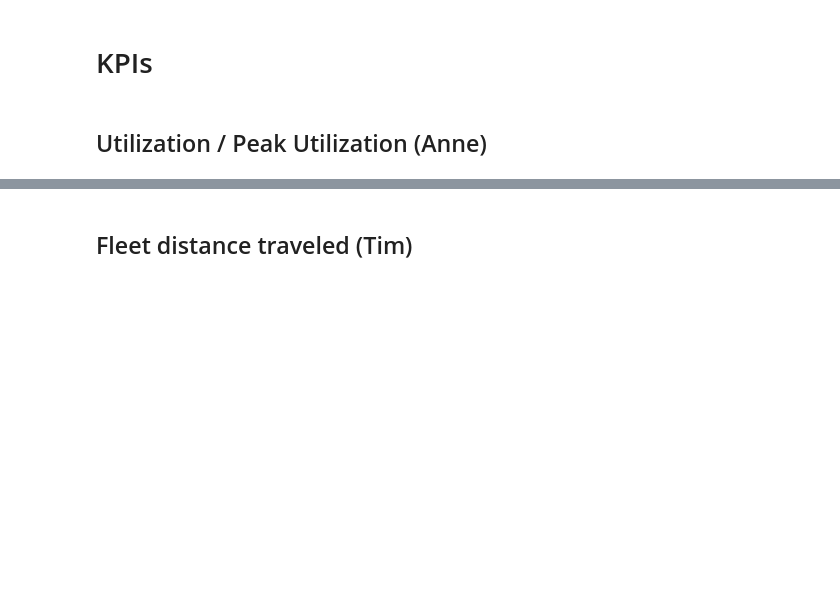
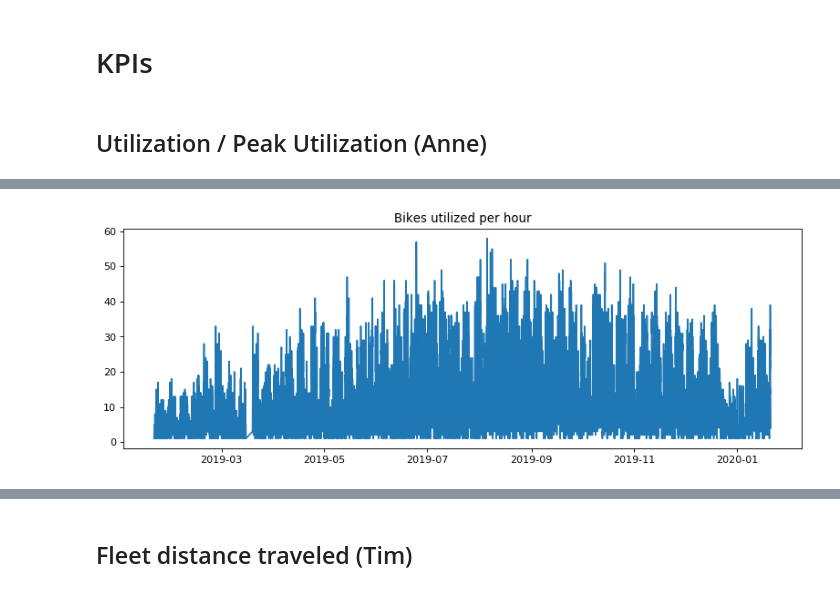
Before and after one commit to mogottsch/dsml_2020_magma, a Jupyter notebook: 2_kpi_calculation/KPI_Calculation.ipynb, the cells around one changed output, grey strips where cells are left out. Saved outputs shown, nothing was run; the diff lists cells and outputs as text; code cells hidden in the pictures; blank space fills up the shorter version.

Commit message:
added kpi for duisburg + fixed issues in kpi for both cities

```diff
--- a/2_kpi_calculation/KPI_Calculation.ipynb
+++ b/2_kpi_calculation/KPI_Calculation.ipynb
@@ -109,0 +114,11 @@ plt.show()
+# %%
+#Read in data
+duisburg = pd.read_pickle('../0_data/duisburg_clean.pkl')
+fleet_size = len(duisburg["b_number"].unique())
+duisburg
+kpi_duis = pd.DataFrame()
+# %%
+#setting start and end date of the trips (start is rounded down hourly)
+duisburg["start"] = duisburg.index.floor(freq = "H")
+duisburg['end'] = duisburg.index + pd.to_timedelta(duisburg['trip_duration_mins'], unit='m')
+duisburg
@@ -109,0 +140,4 @@ plt.show()
+# %%
+#computing availablility by grouping by datetime and checking the number of diiferent bike numbers
+kpi_duis["util"]  = duisburg.groupby("start")["b_number"].nunique()
+kpi_duis["util"]
@@ -109,0 +158,9 @@ plt.show()
+# %%
+#plotting availability
+fig,ax = plt.subplots(figsize=(12,4), dpi= 80)
+
+ax.plot(kpi_duis["util"])
+ax.set_title("Bikes utilized per hour")
+plt.show()
+# %% [output]
+[figure, added]
```
Also changed, not shown: parts of 13 cells of this notebook.
